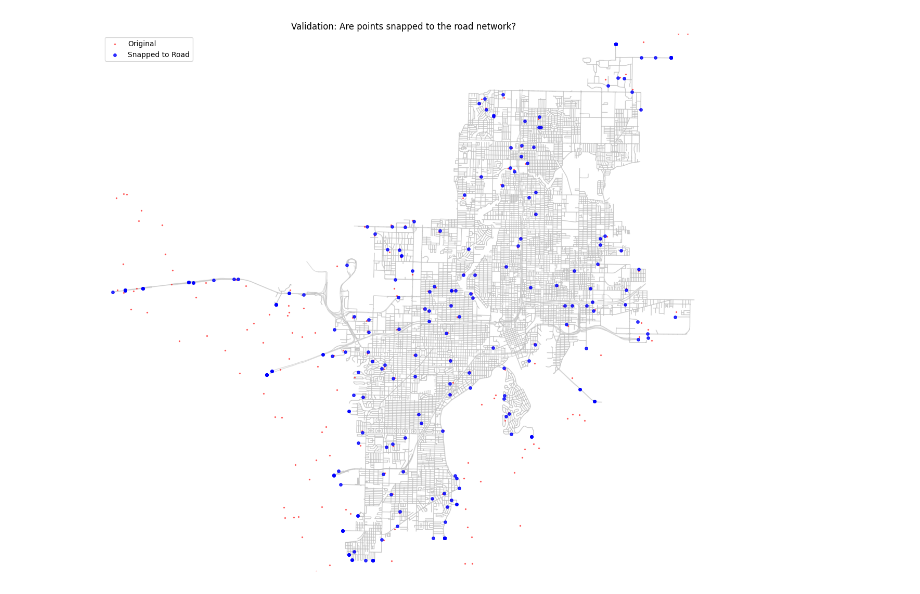
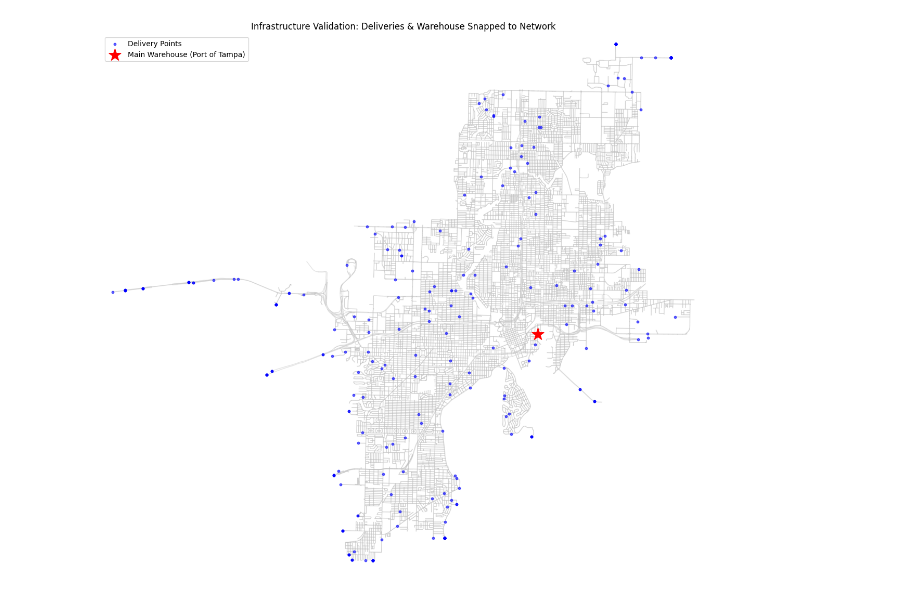
Before and after one commit to Abdulrahman-Zaghloul/logistics-network-optimization, a Jupyter notebook: notebooks/generate_deliveries.ipynb, the cells around one changed output. Cells and saved outputs as stored; diff of their text form; code cells hidden in the pictures.

```diff
--- a/notebooks/generate_deliveries.ipynb
+++ b/notebooks/generate_deliveries.ipynb
@@ -13,3 +15,19 @@ graph = ox.graph_from_place(place, network_type="drive")
 
 # Project the graph to local UTM -> avoiding distortion
 graph_proj = ox.project_graph(graph)
+# %%
+# Initialize the geolocator
+geolocator = Nominatim(user_agent="tampa_logistics_app")
+
+# Provide the address (random address at Tampa port)
+address = "1101 Channelside Dr, Tampa, FL 33602"
+
+# Get the coordinates
+location = geolocator.geocode(address)
+
+if location:
+    warehouse_lat = location.latitude
+    warehouse_long = location.longitude
+    print(f"Latitude: {location.latitude}, Longitude: {location.longitude}")
+else:
+    print("Address not found!")
@@ -16,3 +36,12 @@ graph_proj = ox.project_graph(graph)
+# %%
+# Create a GDF for the warehouse
+warehouse_gdf = gpd.GeoDataFrame(
+    geometry=gpd.points_from_xy([warehouse_long], [warehouse_lat]),
+    crs="EPSG:4326"
+).to_crs(graph_proj.graph['crs'])
+
+# Snap the warehouse to the nearest road node too!
+warehouse_node = ox.distance.nearest_nodes(graph_proj, [warehouse_long], [warehouse_lat])[0]
 # %%
 # Generating 300 random (x,y) points in inside Tampa boundaries
 min_x, min_y, max_x, max_y = boundary.total_bounds
@@ -52,20 +90,23 @@ snapped_gdf = gpd.GeoDataFrame(geometry=snapped_points, crs=graph_proj.graph['cr
 # %%
 import matplotlib.pyplot as plt
 
-# 1. Create the figure
 fig, ax = plt.subplots(figsize=(15, 15))
 
-# 2. Plot the roads (the 'edges') in a light color
-ox.plot_graph(graph_proj, ax=ax, show=False, close=False, edge_color='#bcbcbc', edge_alpha=0.5, node_size=0)
+# 1. Plot the road network
+ox.plot_graph(graph_proj, ax=ax, show=False, close=False, edge_color='#bcbcbc', edge_alpha=0.4, node_size=0)
 
-# 3. Plot your original random points in red (small)
-delivery_gdf_proj.plot(ax=ax, color='red', markersize=2, alpha=0.5, label='Original')
+# 2. Plot the 300 delivery points (Blue)
+snapped_gdf.plot(ax=ax, color='blue', markersize=10, alpha=0.6, label='Delivery Points')
 
-# 4. Plot your snapped road points in blue (larger)
-snapped_gdf.plot(ax=ax, color='blue', markersize=15, alpha=0.8, label='Snapped to Road')
+# 3. Plot the Warehouse (Red Star)
+# We pull the coordinates directly from the warehouse_gdf we created
+warehouse_gdf.plot(ax=ax, color='red', marker='*', markersize=300, label='Main Warehouse (Port of Tampa)')
 
 plt.legend()
-plt.title("Validation: Are points snapped to the road network?")
+plt.title("Infrastructure Validation: Deliveries & Warehouse Snapped to Network")
+
+# save a copy
+plt.savefig('../reports/figures/infrastructure_validation.png', dpi=300, bbox_inches='tight')
 plt.show()
 # %% [output]
-[figure, old version]
+[figure, new version]
```
Also changed, not shown: parts of 5 cells of this notebook, 1 other file.
